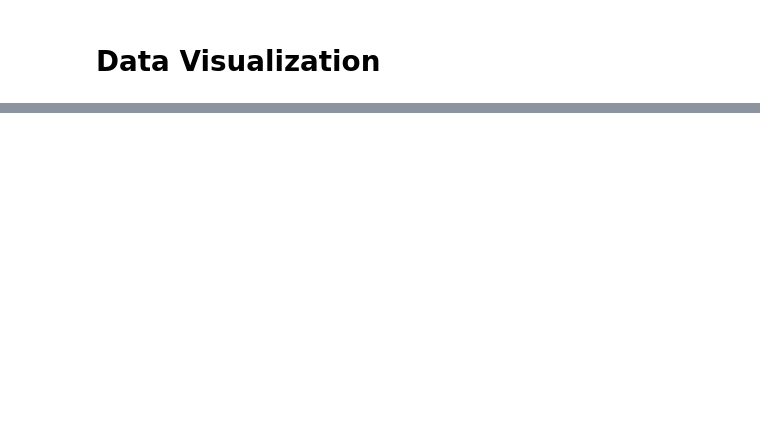
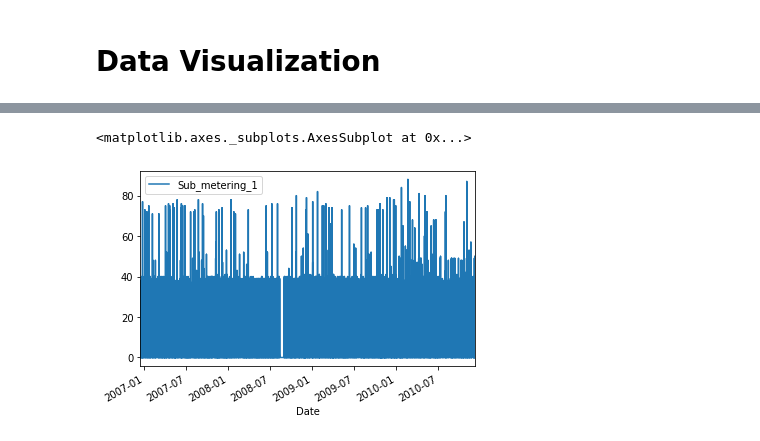
Before and after one commit to SSehrawat1720/ML-Projects, a Jupyter notebook: Time Series Analysis Project.ipynb, the cells around one changed output, grey strips where cells are left out. Cells and saved outputs as stored; diff of their text form; code cells hidden in the pictures; blank space fills up the shorter version.

```diff
--- a/Time Series Analysis Project.ipynb
+++ b/Time Series Analysis Project.ipynb
@@ -253,0 +257,5 @@ Data is too large to plot in a graph. We try to plot it in separate graph of acc
+# %%
+Data[['Sub_metering_1'][0:5000]].plot()
+# %% [output]
+<matplotlib.axes._subplots.AxesSubplot at 0x...>
+[figure, added]
```
Also changed, not shown: parts of 5 cells of this notebook.
